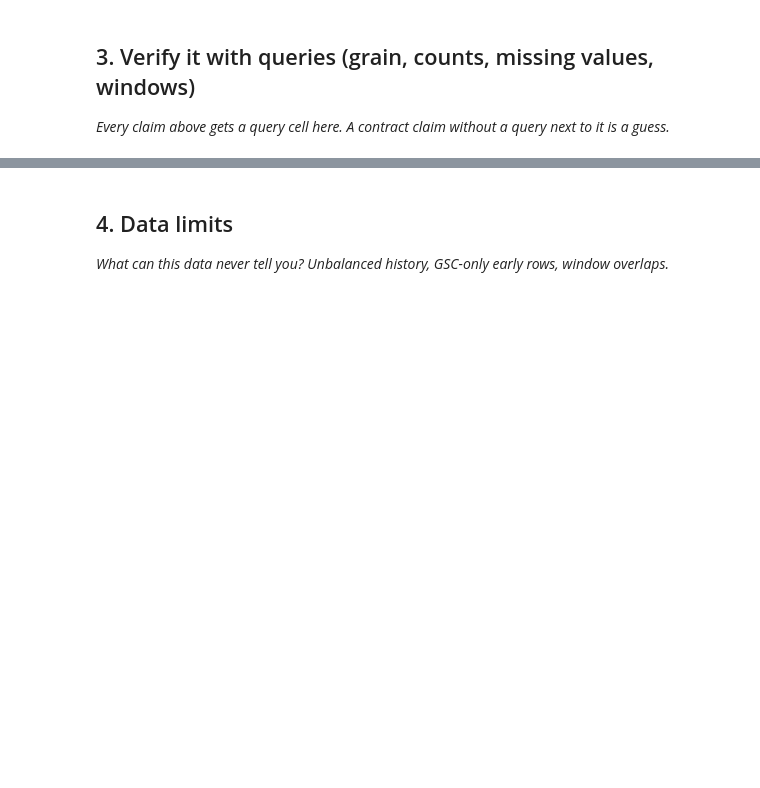
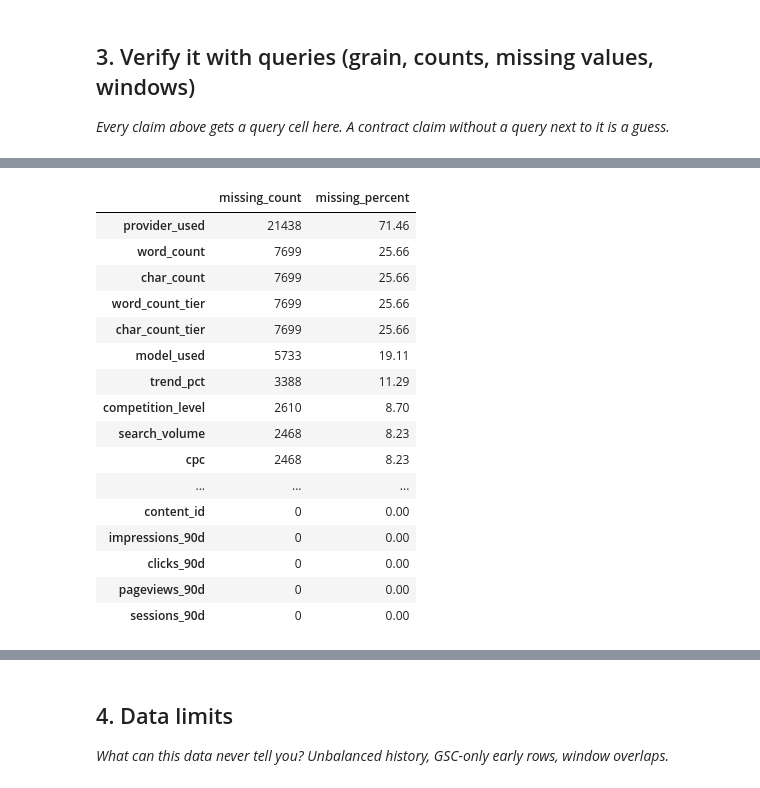
Before and after one commit to Jvssankar/flyrank-ml-internship, a Jupyter notebook: work/notebooks/w03_data_contract.ipynb, the cells around one changed output, grey strips where cells are left out. Drawn from its saved outputs; the diff is of its cells as text; code cells hidden in the pictures; blank space fills up the shorter version.

```diff
--- a/work/notebooks/w03_data_contract.ipynb
+++ b/work/notebooks/w03_data_contract.ipynb
@@ -29,0 +149,64 @@ This skeleton is yours to fill. Work the sections **in order** — each one has
+# %%
+# This cell is for CODE (numbers, a query, a check).
+# Write your text answer in the cell ABOVE this one — typing sentences here breaks Run All.
+# 1. Dataset size
+print("Rows:", len(df))
+print("Columns:", len(df.columns))
+print("Exact duplicate rows:", df.duplicated().sum())
+
+# 2. Unique identifiers
+for col in ["content_id", "client_id"]:
+    if col in df.columns:
+        print(
+            f"Unique {col}:",
+            df[col].nunique(),
+            "| Missing:",
+            df[col].isna().sum()
+        )
+
+# 3. Check whether each content ID occurs only once
+if "content_id" in df.columns:
+    print(
+        "Rows with repeated content_id:",
+        df["content_id"].duplicated(keep=False).sum()
+    )
+
+# 4. Missing-value audit
+missing = pd.DataFrame({
+    "missing_count": df.isna().sum(),
+    "missing_percent": (df.isna().mean() * 100).round(2)
+})
+
+display(
+    missing.sort_values(
+        "missing_percent",
+        ascending=False
+    ).head(20)
+)
+
+# 5. Inspect possible date/window columns
+date_candidates = [
+    c for c in df.columns
+    if any(word in c.lower()
+           for word in ["date", "time", "window", "period", "start", "end"])
+]
+
+print("Possible date/window fields:", date_candidates)
+
+for col in date_candidates:
+    print(f"\n{col}")
+    print("Data type:", df[col].dtype)
+    print("Distinct non-null values:", df[col].nunique())
+    display(df[col].dropna().head(5))
+
+# 6. Target-label distribution
+if "is_declining_label" in df.columns:
+    print("\nTarget counts:")
+    print(df["is_declining_label"].value_counts(dropna=False))
+
+    print("\nTarget percentages:")
+    print(
+        (df["is_declining_label"].value_counts(normalize=True) * 100)
+        .round(2)
+    )
+# %% [output]
@@ -29,0 +219,17 @@ This skeleton is yours to fill. Work the sections **in order** — each one has
+|  | missing_count | missing_percent |
+| provider_used | 21438 | 71.46 |
+| word_count | 7699 | 25.66 |
+| char_count | 7699 | 25.66 |
+| word_count_tier | 7699 | 25.66 |
+| char_count_tier | 7699 | 25.66 |
+| model_used | 5733 | 19.11 |
+| trend_pct | 3388 | 11.29 |
+| competition_level | 2610 | 8.70 |
+| search_volume | 2468 | 8.23 |
+| cpc | 2468 | 8.23 |
+| ... | ... | ... |
+| content_id | 0 | 0.00 |
+| impressions_90d | 0 | 0.00 |
+| clicks_90d | 0 | 0.00 |
+| pageviews_90d | 0 | 0.00 |
+| sessions_90d | 0 | 0.00 |
```
Also changed, not shown: parts of 11 cells of this notebook.
